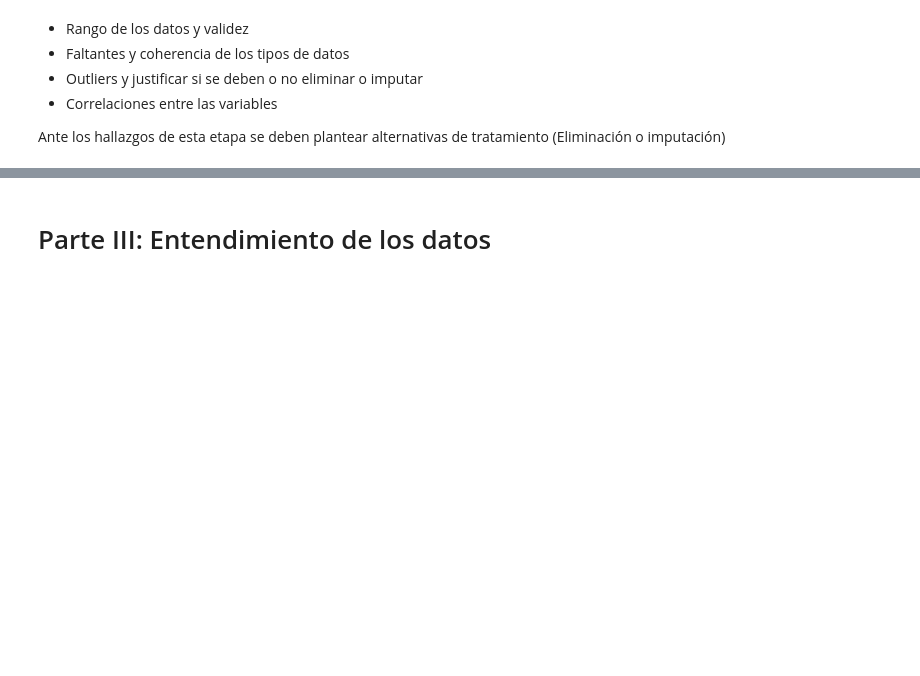
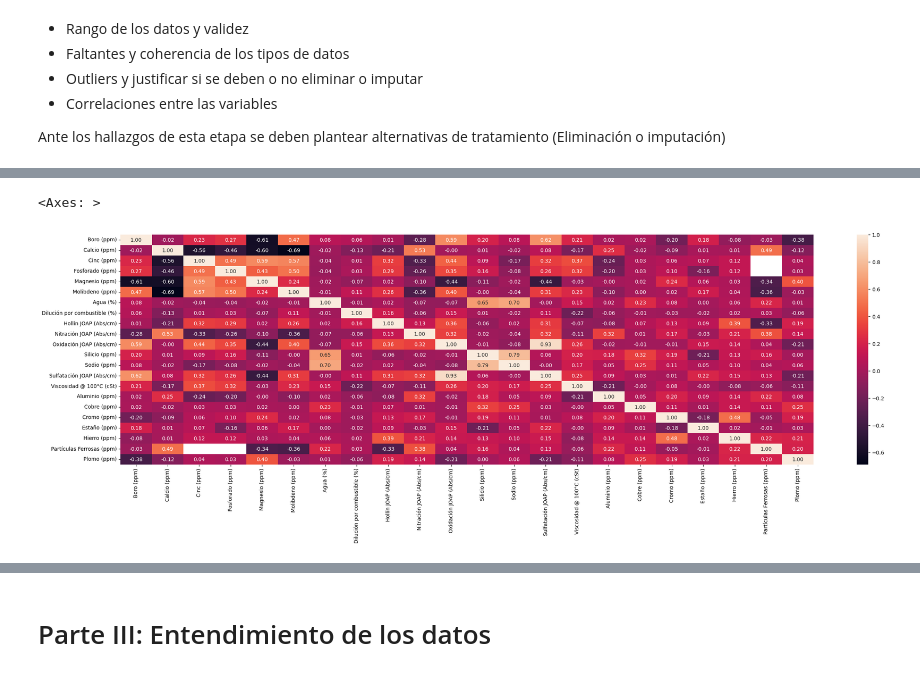
Before and after one commit to darturo12/Tesis-de-Grado-MIAD-, a Jupyter notebook: Exploración/Exploración de datos.ipynb, the cells around one changed output, grey strips where cells are left out. Drawn from its saved outputs; the diff is of its cells as text; code cells hidden in the pictures; blank space fills up the shorter version.

```diff
--- a/Exploración/Exploración de datos.ipynb
+++ b/Exploración/Exploración de datos.ipynb
@@ -28,3 +28,16 @@ data.head()
 * Correlaciones entre las variables
 
 Ante los hallazgos de esta etapa se deben plantear alternativas de tratamiento (Eliminación o imputación)
+# %%
+# Se eliminan Variabes no necesarias
+data = data.dropna(axis=1, how='all')
+data = data.drop(
+	columns=[
+		'Color del Refrigerante','Glycerin (%)','Nitrito (ppm)','PUNTO DE EBULLICION (°C)',
+		'Sólidos Totales Disueltos (ppm)','Turbidez (NTU)','pH','Added','Lube Drained','Live',
+		'Lube Age','days','Observation Interval','Component Age', 'All Time Meter Reading',
+		'Meter Reading','Observation Code','Observation Date', 'Observation Type','Connection Code',
+		'Lubricant','Component Profile','Location','Component ID','SILICATOS (ppm)','Asset ID'
+	],
+	errors='ignore'
+)
@@ -128,0 +126,7 @@ Vanadio (ppm)                           0
+# %%
+corr = data.select_dtypes(include=[np.number]).corr()
+plt.figure(figsize=(30,8))
+sns.heatmap(corr, annot=True, fmt=".2f")
+# %% [output]
+<Axes: >
+[figure, added]
```
Also changed, not shown: parts of 4 cells of this notebook.
